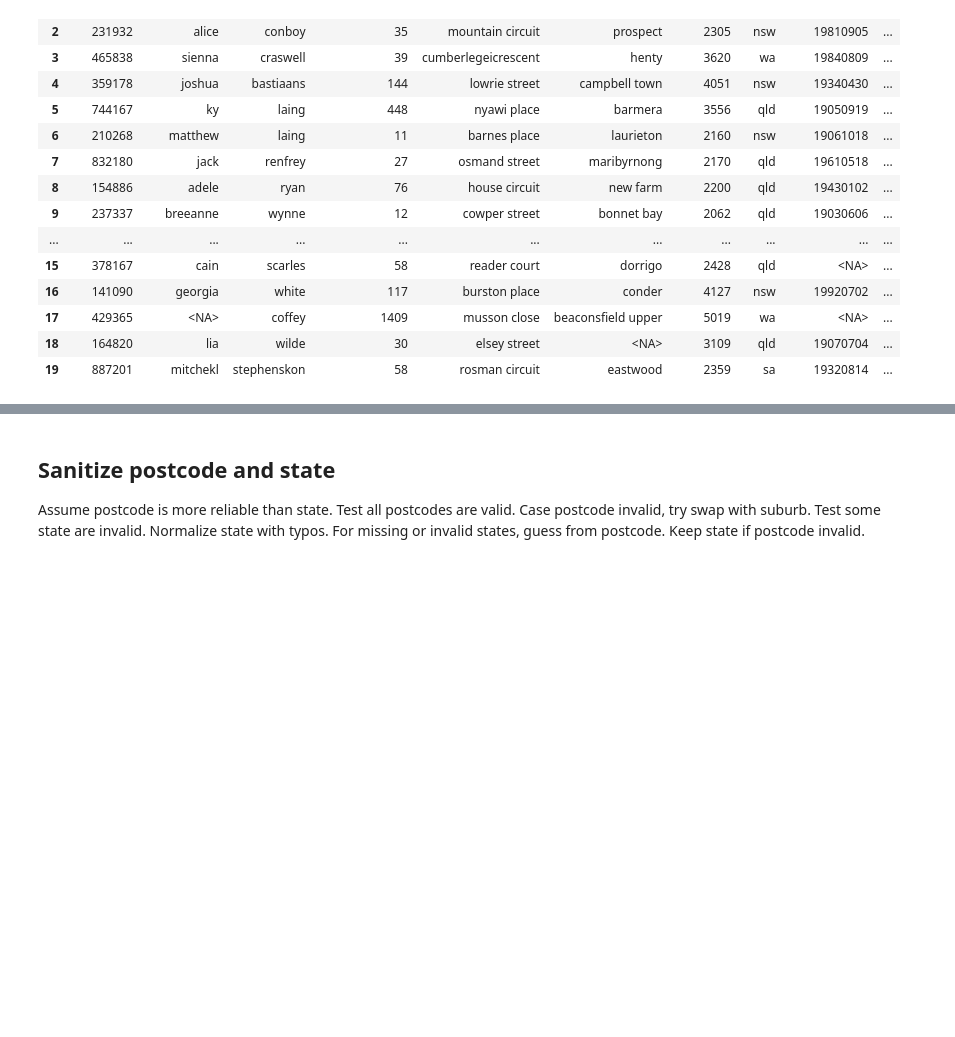
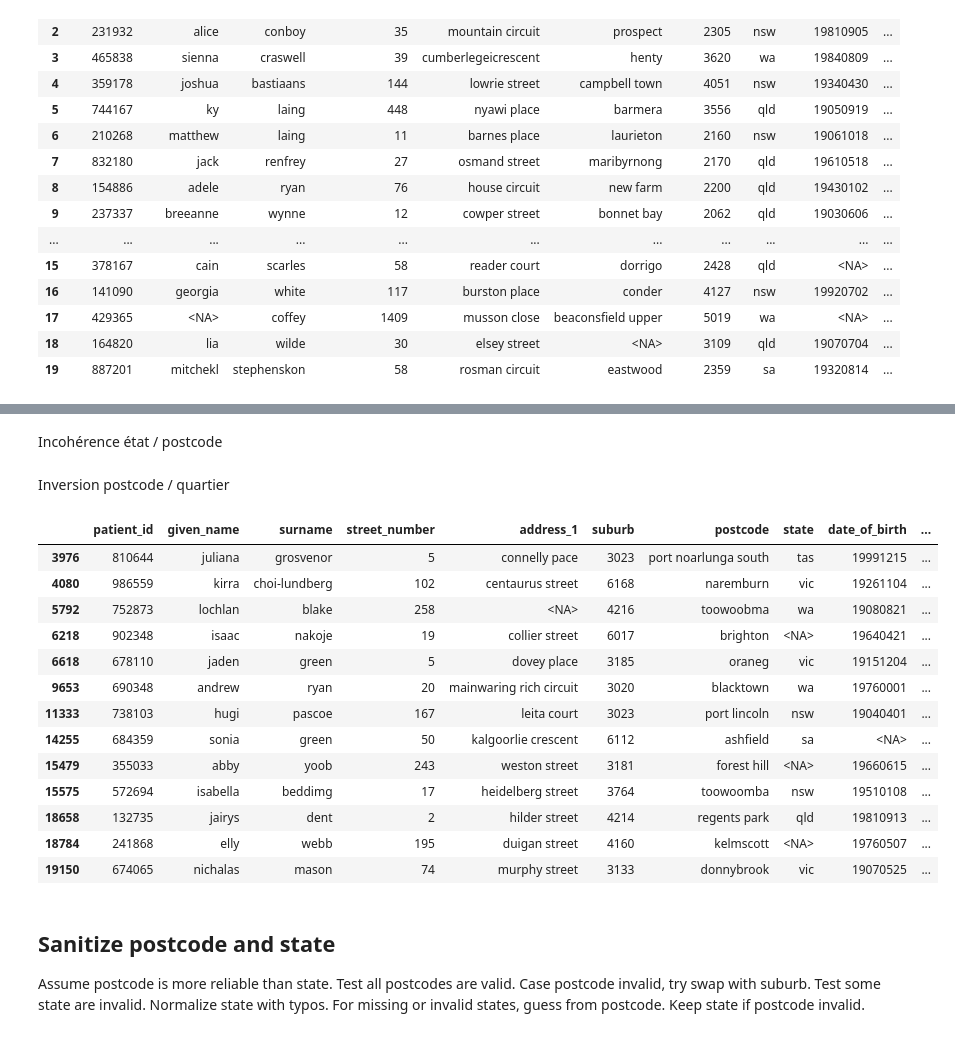
Before and after one commit to ghisvail/inria-aphp-assignment, a Jupyter notebook: qa.ipynb, the cells around one changed output, grey strips where cells are left out. Drawn from its saved outputs; the diff is of its cells as text; code cells hidden in the pictures; blank space fills up the shorter version.

```diff
--- a/qa.ipynb
+++ b/qa.ipynb
@@ -138,10 +181,8 @@ from pandas import to_datetime
 df_patient["dob_datetime"] = to_datetime(
     df_patient.date_of_birth,
     errors="coerce",
-    unit="D",
-    origin="unix",
-    utc=False,
+    format="%Y%M%d",
 )
 
-df_patient[1000:1010]
+df_patient[["age", "date_of_birth", "dob_datetime"]].sample(10, random_state=42)
 # %% [output]
@@ -280,0 +264,2 @@ df_patient_invalid_state.state.count()
+# %% [markdown]
+Incohérence état / postcode
@@ -281,3 +268,22 @@ df_patient_invalid_state.state.count()
+# %% [markdown]
+Inversion postcode / quartier
+# %%
+df_patient.loc[df_patient.suburb.str.isnumeric()]
+# %% [output]
+|  | patient_id | given_name | surname | street_number | address_1 | suburb | postcode | state | date_of_birth | ... |
+| 3976 | 810644 | juliana | grosvenor | 5 | connelly pace | 3023 | port noarlunga south | tas | 19991215 | ... |
+| 4080 | 986559 | kirra | choi-lundberg | 102 | centaurus street | 6168 | naremburn | vic | 19261104 | ... |
+| 5792 | 752873 | lochlan | blake | 258 | <NA> | 4216 | toowoobma | wa | 19080821 | ... |
+| 6218 | 902348 | isaac | nakoje | 19 | collier street | 6017 | brighton | <NA> | 19640421 | ... |
+| 6618 | 678110 | jaden | green | 5 | dovey place | 3185 | oraneg | vic | 19151204 | ... |
+| 9653 | 690348 | andrew | ryan | 20 | mainwaring rich circuit | 3020 | blacktown | wa | 19760001 | ... |
+| 11333 | 738103 | hugi | pascoe | 167 | leita court | 3023 | port lincoln | nsw | 19040401 | ... |
+| 14255 | 684359 | sonia | green | 50 | kalgoorlie crescent | 6112 | ashfield | sa | <NA> | ... |
+| 15479 | 355033 | abby | yoob | 243 | weston street | 3181 | forest hill | <NA> | 19660615 | ... |
+| 15575 | 572694 | isabella | beddimg | 17 | heidelberg street | 3764 | toowoomba | nsw | 19510108 | ... |
+| 18658 | 132735 | jairys | dent | 2 | hilder street | 4214 | regents park | qld | 19810913 | ... |
+| 18784 | 241868 | elly | webb | 195 | duigan street | 4160 | kelmscott | <NA> | 19760507 | ... |
+| 19150 | 674065 | nichalas | mason | 74 | murphy street | 3133 | donnybrook | vic | 19070525 | ... |
 # %% [markdown]
 ## Sanitize postcode and state
 
```
Also changed, not shown: parts of 45 cells of this notebook.
